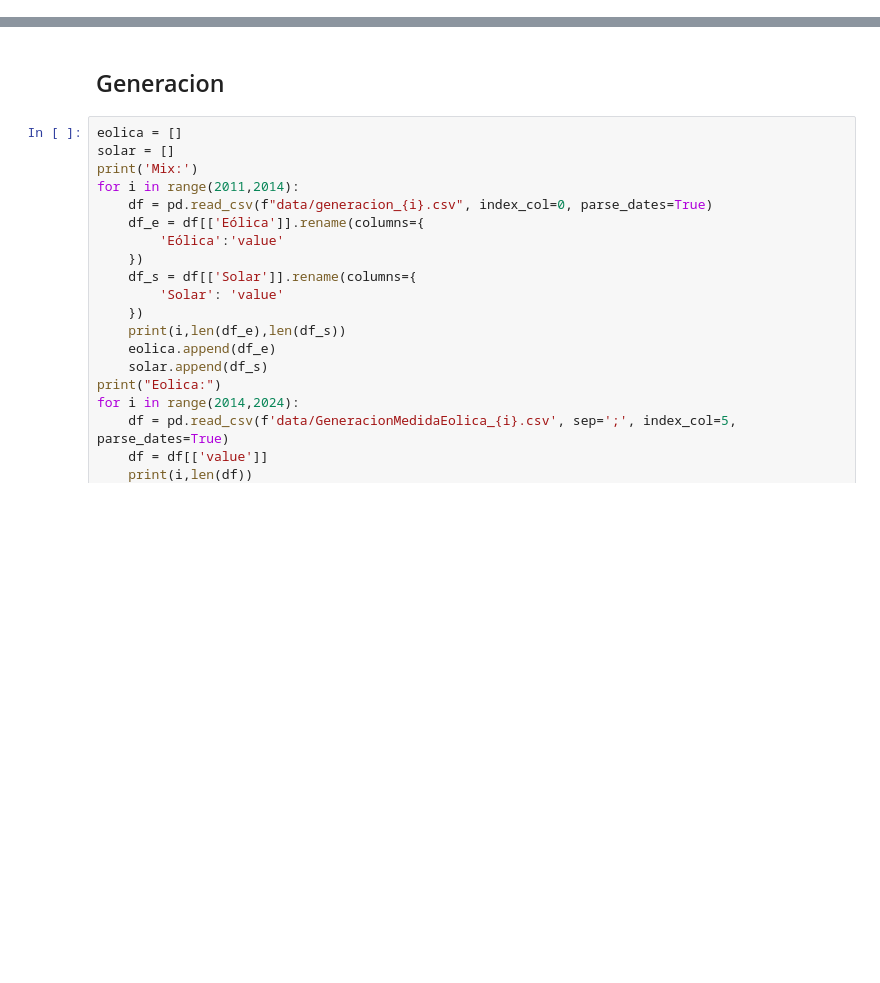
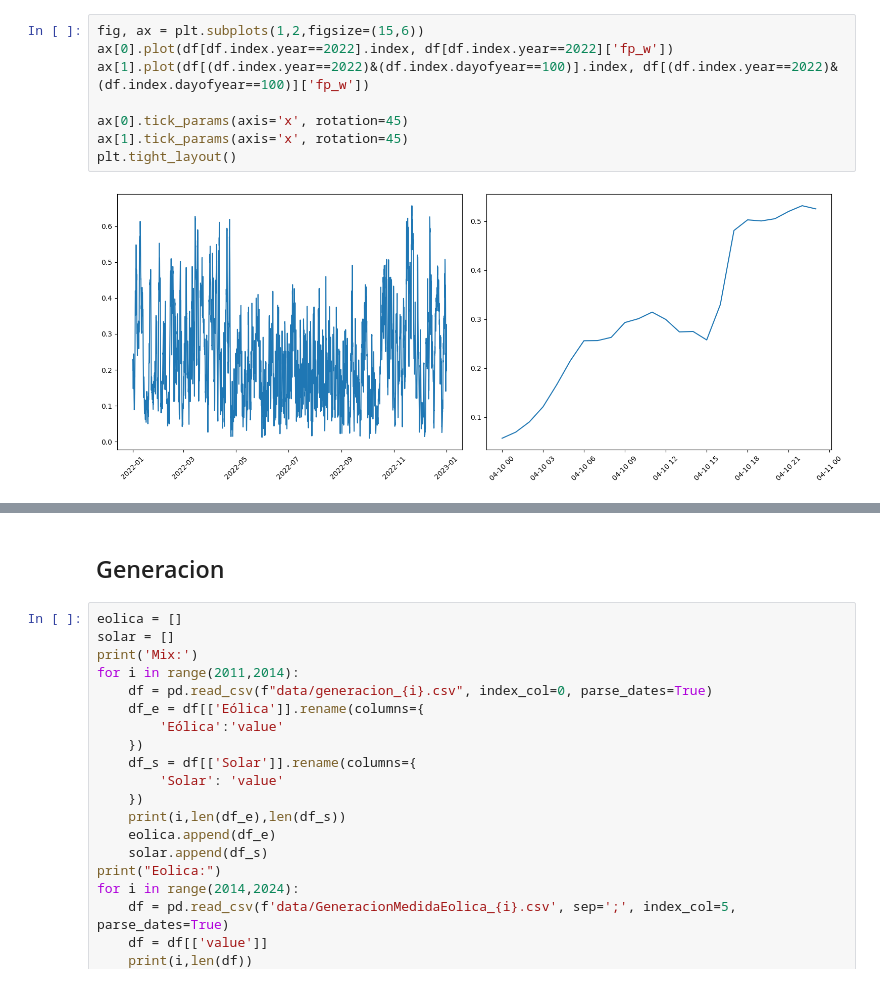
Before and after one commit to fcelya/solar-wind-generation, a Jupyter notebook: data_aggregation.ipynb, the cells around one changed output, grey strips where cells are left out. Saved outputs shown, nothing was run; the diff lists cells and outputs as text; blank space fills up the shorter version.

```diff
--- a/data_aggregation.ipynb
+++ b/data_aggregation.ipynb
@@ -4,0 +102,10 @@ import matplotlib.pyplot as plt
+# %%
+fig, ax = plt.subplots(1,2,figsize=(15,6))
+ax[0].plot(df[df.index.year==2022].index, df[df.index.year==2022]['fp_w'])
+ax[1].plot(df[(df.index.year==2022)&(df.index.dayofyear==100)].index, df[(df.index.year==2022)&(df.index.dayofyear==100)]['fp_w'])
+
+ax[0].tick_params(axis='x', rotation=45)
+ax[1].tick_params(axis='x', rotation=45)
+plt.tight_layout()
+# %% [output]
+[figure, added]
```
Also changed, not shown: parts of 8 cells of this notebook, 6 other files.
